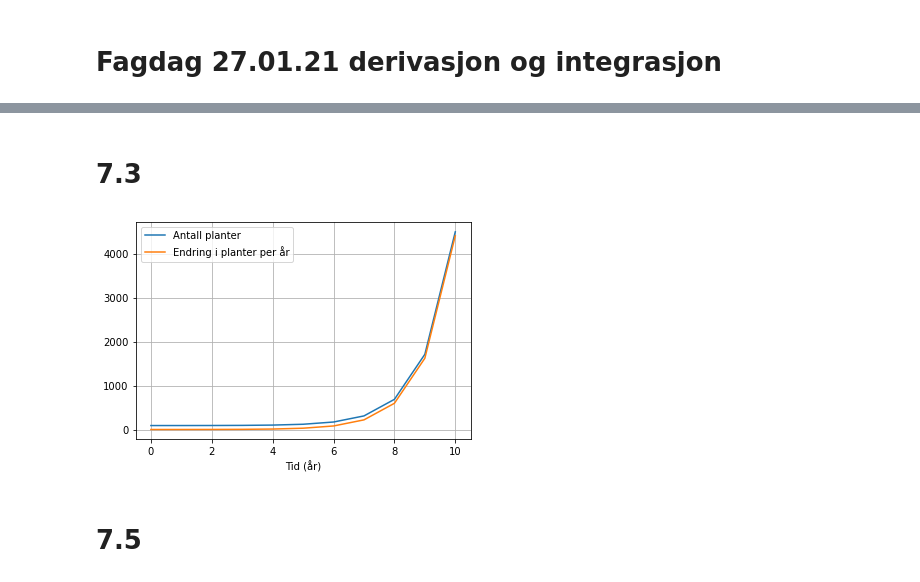
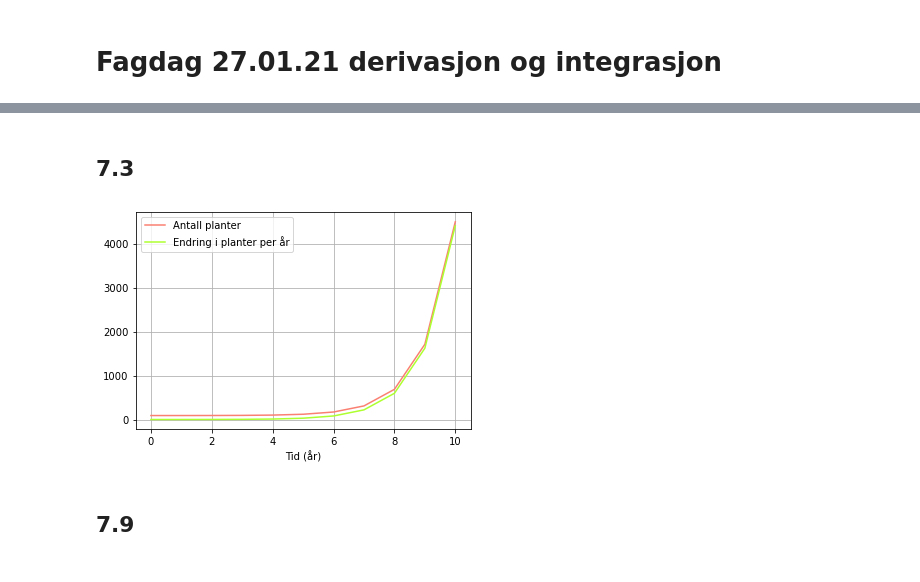
Before and after one commit to kristofferFredriksen/Programmering-og-modellering-VG3, a Jupyter notebook: Derivasjon og Integrasjon/Fagdag 27.01.21 Derivasjon og Integrasjon.ipynb, the cells around one changed output, grey strips where cells are left out. Drawn from its saved outputs; the diff is of its cells as text; code cells hidden in the pictures.

```diff
--- a/Derivasjon og Integrasjon/Fagdag 27.01.21 Derivasjon og Integrasjon.ipynb
+++ b/Derivasjon og Integrasjon/Fagdag 27.01.21 Derivasjon og Integrasjon.ipynb
@@ -7,21 +6,0 @@
-# %%
-from pylab import *
-#f = input ("funksjonen du ønsker deriver: ")
-Y = []
-X = []
-def f(x1):
-    return 2*x1+1
-
-def deriverte (f, x1, h):
-    fder = (f(x1+h) - f(x1))/h
-    return fder
-
-for x in range (2,5):
-    stigning = deriverte (f, x, 1E-8)
-    y = f(x)
-    X.append (x)
-    Y.append (Y)
-    print ("for x =", x, "er stigningstallet,", stigning,)
-
-plot (x,y)
-show()
@@ -33,30 +64,27 @@ for x = 4 er stigningstallet, 1.999999987845058
 # %% [markdown]
-# 7.3
+## 7.3
 # %%
-from pylab import *
-from math import *
-
 antall_planter = []
 endring_planter = []
 X2 = []
 
 def N(t):
     return 0.2 * exp (t) + 90
 
 for T in range (11):
     Y = N(T)
     antall_planter.append (Y)
     X2.append (T)
     endring = deriverte (N, T, 1E-8)
     endring_planter.append (endring)
 
-plot (X2, antall_planter)
-plot (X2, endring_planter)
+plot (X2, antall_planter, Color = "salmon")
+plot (X2, endring_planter, Color = "greenyellow")
 xlabel ("Tid (år)")
 legend (["Antall planter", "Endring i planter per år"])
 grid ()
 show ()
 # %% [output]
-[figure, old version]
+[figure, new version]
 # %% [markdown]
-# 7.5
+## 7.9
```
Also changed, not shown: parts of 15 cells of this notebook, 1 other file.
